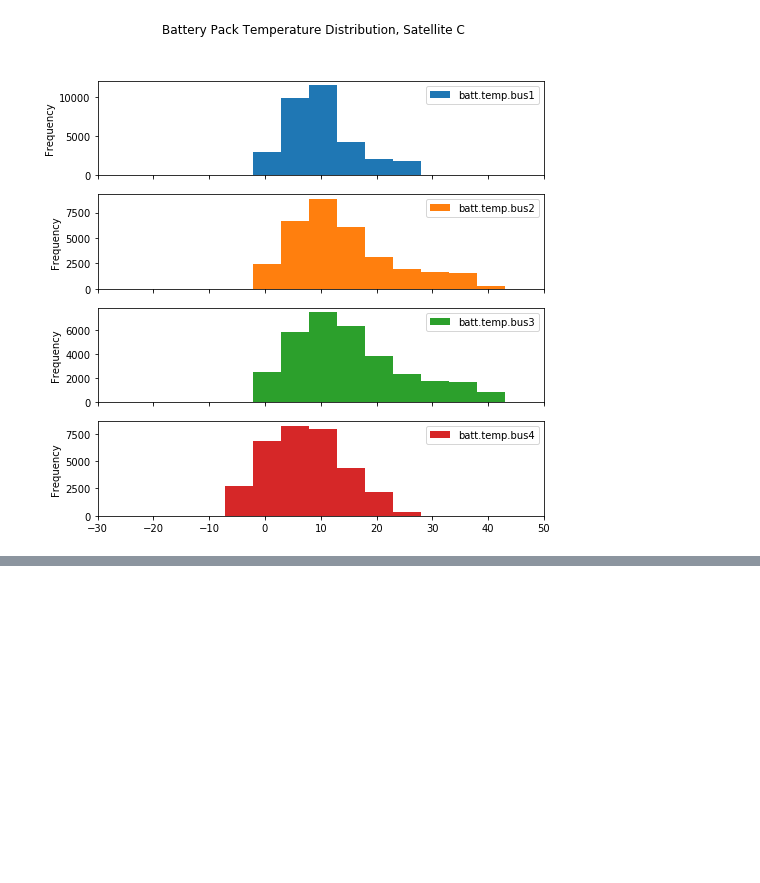
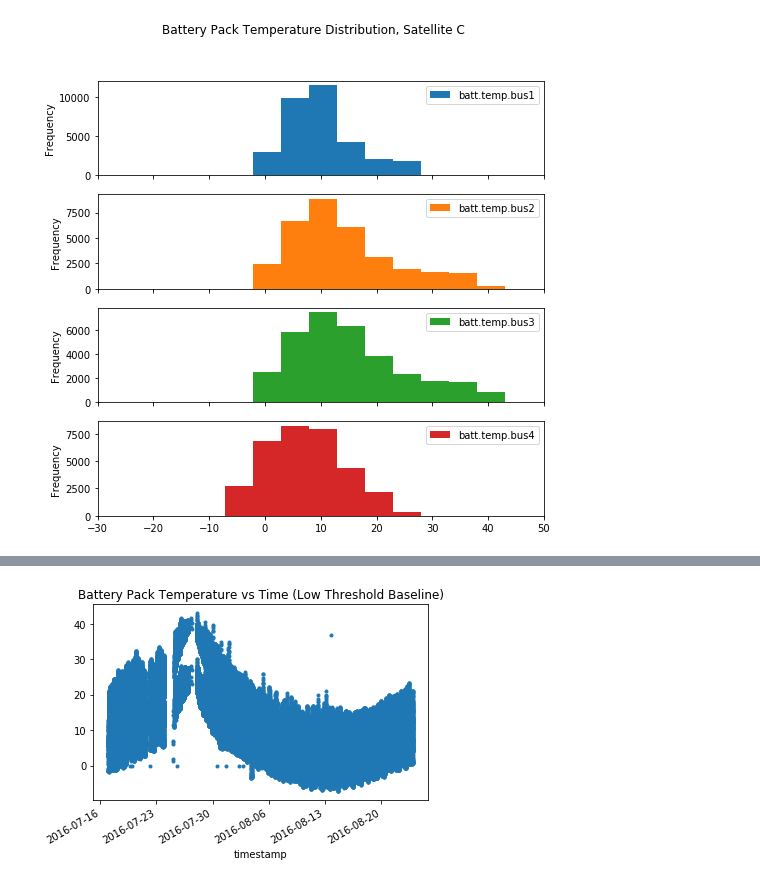
Before and after one commit to cullenself/battery_temp, a Jupyter notebook: Heater Thresholds.ipynb, the cells around one changed output, grey strips where cells are left out. Saved outputs shown, nothing was run; the diff lists cells and outputs as text; code cells hidden in the pictures; blank space fills up the shorter version.

```diff
--- a/Heater Thresholds.ipynb
+++ b/Heater Thresholds.ipynb
@@ -26,0 +34,4 @@ for sat in sorted(dfs.keys()):
+# %%
+parse.plotReduce(inactive,'Low Threshold Baseline')
+# %% [output]
+[figure, added]
```
Also changed, not shown: parts of 7 cells of this notebook, 1 other file.
